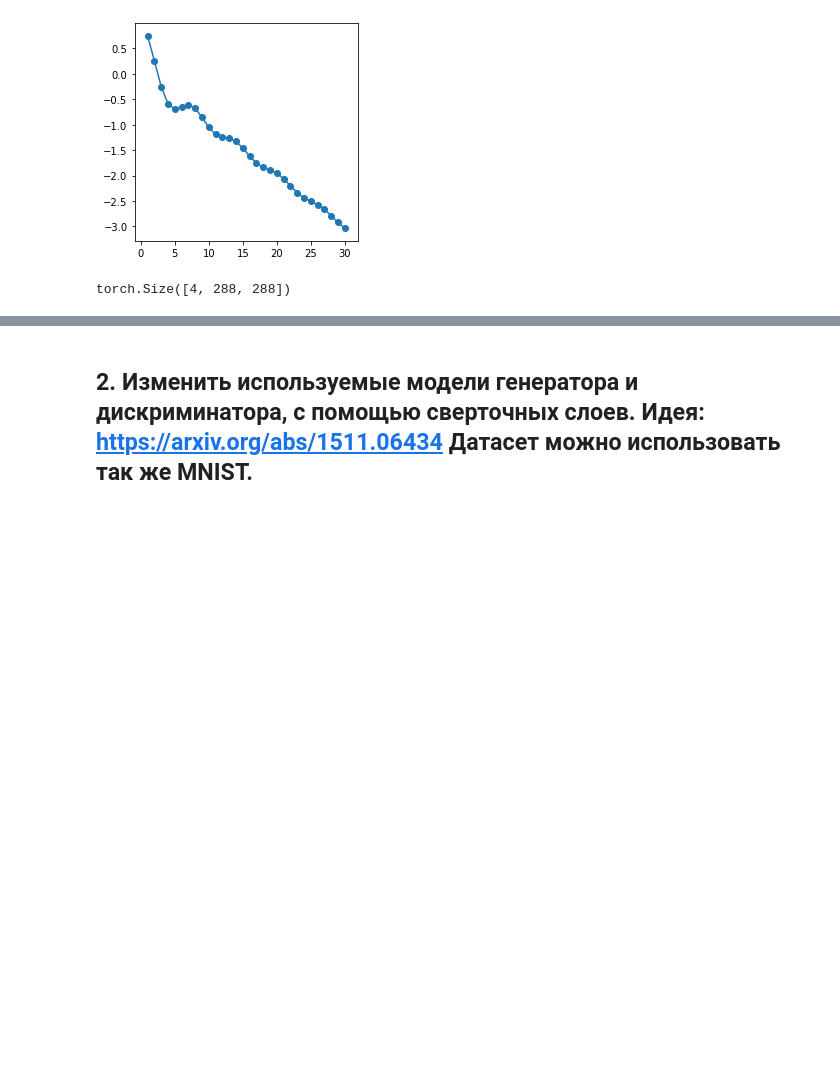
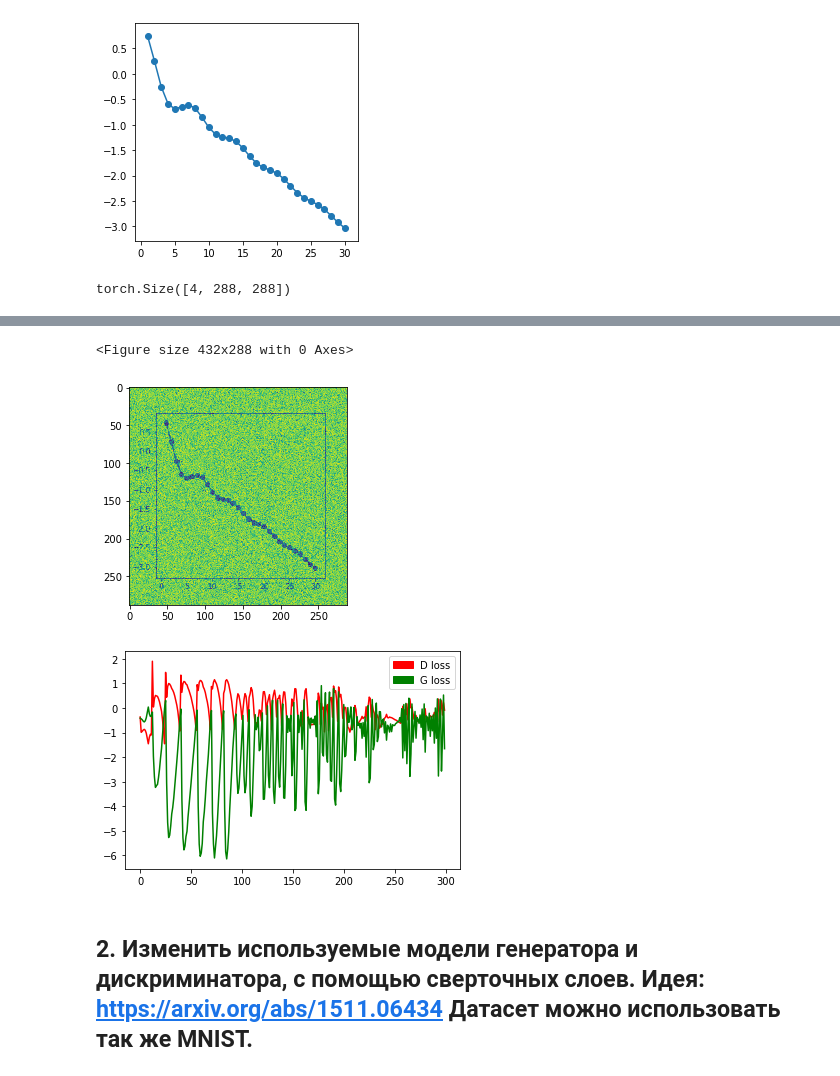
Before and after one commit to Yegor9151/PyTorch_framework_for_developing_artificial_neural_networks, a Jupyter notebook: Lesson 3. Generative adversarial networks (GAN) generative networks/practice 3.ipynb, the cells around one changed output, grey strips where cells are left out. Cells and saved outputs as stored; diff of their text form; code cells hidden in the pictures; blank space fills up the shorter version.

```diff
--- a/Lesson 3. Generative adversarial networks (GAN) generative networks/practice 3.ipynb
+++ b/Lesson 3. Generative adversarial networks (GAN) generative networks/practice 3.ipynb
@@ -46,6 +66,6 @@ real_imgTensor.shape
 # %% [output]
 torch.Size([4, 288, 288])
 # %%
-real_imgTensor = real_imgTensor[:-1]
+real_imgTensor = real_imgTensor[:1]
 real_imgTensor.shape
 # %% [output]
@@ -53,17 +72,0 @@ torch.Size([3, 288, 288])
-# %%
-EPOCHS = 200
-BATCH_SIZE = 1
-LEARNING_RATE = 0.0002
-
-B1 = 0.5
-B2 = 0.999
-
-LATENT_DIM = 100
-
-CLASSES = 1
-IMG_SIZE = 288
-CHANNELS = 3
-
-SAMPLE_INTERVAL = 25
-
-IMG_SHAPE = (3, 288, 288)
@@ -142,6 +157,8 @@ for epoch in range(EPOCHS):
     valid = Variable(torch.FloatTensor(BATCH_SIZE, 1).fill_(1.0), requires_grad=False)
     fake = Variable(torch.FloatTensor(BATCH_SIZE, 1).fill_(0.0), requires_grad=False)
 
+    real_imgs = Variable(real_imgTensor.type(torch.FloatTensor))
+
 ######################  Тренировка генератора    ##########################
 
     optimizer_G.zero_grad()
@@ -151,4 +168,60 @@ for epoch in range(EPOCHS):
 
     # Генерируем даные Генератором на основе шума
     gen_imgs = generator(z)
+
+    # Подаем сгенерированые данные на Дискриминатор
+    validity = discriminator(gen_imgs)
+
+    # Тут сравниваем предсказанные значения Дискриминатора(на основе сгенерировнных данных) с настоящими
+    g_loss = adversarial_loss(validity, valid)
+
+    # Делаем шаг обучения нашего Генератора
+    g_loss.backward()
+    optimizer_G.step()
+
+######################  Тренировка дискриминатора    ##########################
+
+    optimizer_D.zero_grad()
+
+    # Получаем предсказания дискриминатора на основе реальных данных
+    real_pred = discriminator(real_imgTensor)
+
+    # Тут сравниваем предсказанные значения Дискриминатора(на основе настоящих данных) с настоящими
+    d_real_loss = adversarial_loss(real_pred, valid[:1])
+
+    # Опять делаем предсказание на Дискриминаторе с помощью сгенерированных данных
+    fake_pred = discriminator(gen_imgs.detach())
+
+    # расчитываем ошибку предсказанного с фейковыми лейблами
+    d_fake_loss = adversarial_loss(fake_pred, fake)
+
+    # И усредняем два лосса в один
+    d_loss = (d_real_loss + d_fake_loss) / 2
+
+    d_loss.backward()
+    optimizer_D.step()
+
+######## Отображение процесса обучения и вывод функций потерь ############
+    with torch.no_grad():
+        plt.clf()
+
+        display.clear_output(wait=False)
+        npimg = gen_imgs.data[0, 0].numpy()
+        print(f"[Epoch {epoch}/{EPOCHS}] [D loss: {d_loss.item()}] [G loss: {g_loss.item()}]")
+
+        display.display(plt.gcf())
+
+        d_loss = d_loss.cpu().detach()
+        g_loss = g_loss.cpu().detach()
+
+        d_loss_history.append(d_loss)
+        g_loss_history.append(g_loss)
+
+        plt.imshow(npimg)
+        plt.show()
+
+        plt.plot(np.log(np.array(d_loss_history)), label='D loss', color = 'red')
+        plt.plot(np.log(np.array(g_loss_history)), label='G loss', color = 'green')
+        plt.legend(handles=[red_patch, green_patch])
+        plt.show()
 # %% [output]
@@ -156,2 +229,5 @@ ValueError: Expected more than 1 value per channel when training, got input size
+<Figure size 432x288 with 0 Axes>
+[figure, added]
+[figure, added]
 # %% [markdown]
 ## 2. Изменить используемые модели генератора и дискриминатора, с помощью сверточных слоев. Идея: https://arxiv.org/abs/1511.06434 Датасет можно использовать так же MNIST.
```
Also changed, not shown: parts of 5 cells of this notebook.
